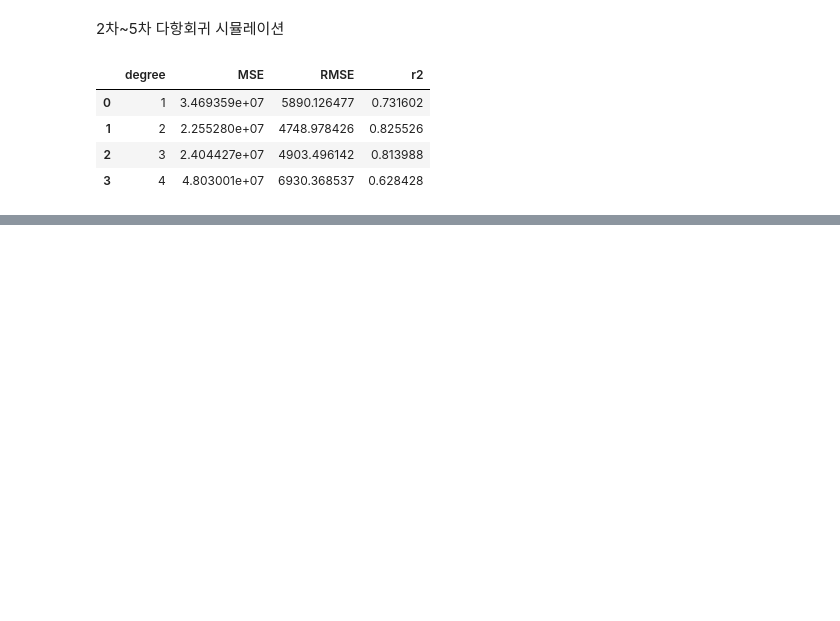
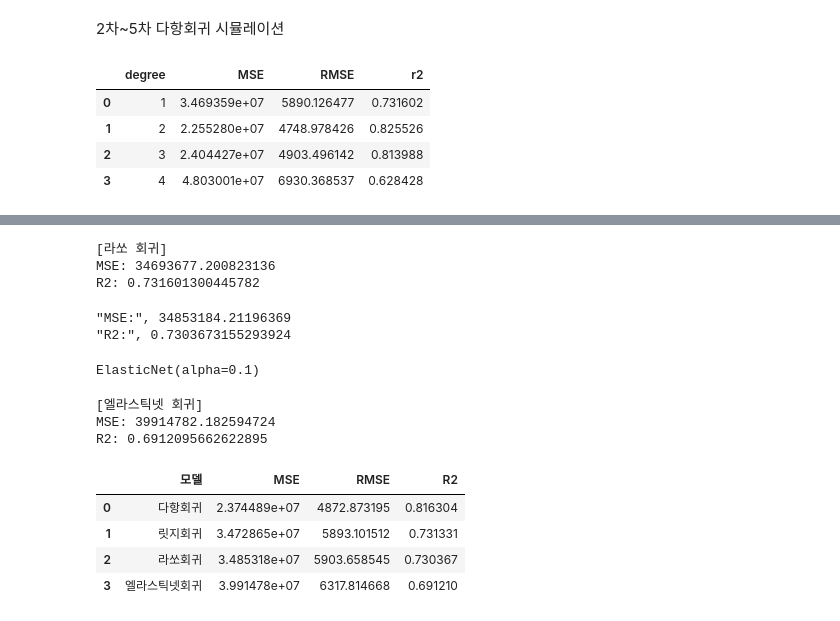
Before and after one commit to sjun4040/hipython_rep, a Jupyter notebook: 37.보험료예측모델.ipynb, the cells around one changed output, grey strips where cells are left out. Saved outputs shown, nothing was run; the diff lists cells and outputs as text; code cells hidden in the pictures; blank space fills up the shorter version.

```diff
--- a/37.보험료예측모델.ipynb
+++ b/37.보험료예측모델.ipynb
@@ -288,0 +319,67 @@ pd.DataFrame(results)
+# %%
+# Lasso
+lasso = Lasso(alpha=1.0)
+lasso.fit(X_train, y_train)
+pred_lasso = lasso.predict(X_test)
+
+print("\n[라쏘 회귀]")
+print("MSE:", mean_squared_error(y_test, pred_lasso))
+print("R2:", r2_score(y_test, pred_lasso))
+# %% [output]
+[라쏘 회귀]
+MSE: 34693677.200823136
+R2: 0.731601300445782
+# %%
+lasso_cv = LassoCV(alphas=alphas, cv=5)
+lasso_cv.fit(X_train, y_train)
+lasso_preds = lasso_cv.predict(X_test)
+lasso_mse = mean_squared_error(y_test, lasso_preds)
+lasso_r2 = r2_score(y_test, lasso_preds)
+print(f'"MSE:", {lasso_mse}')
+print(f'"R2:", {lasso_r2}')
+# %% [output]
+"MSE:", 34853184.21196369
+"R2:", 0.7303673155293924
+# %%
+enet = ElasticNet(alpha=0.1, l1_ratio=0.5)
+enet.fit(X_train, y_train)
+# %% [output]
+ElasticNet(alpha=0.1)
+# %%
+enet_pred = enet.predict(X_test)
+print('[엘라스틱넷 회귀]')
+print("MSE:",mean_squared_error(y_test, enet_pred))
+print("R2:", r2_score(y_test, enet_pred))
+# %% [output]
+[엘라스틱넷 회귀]
+MSE: 39914782.182594724
+R2: 0.6912095662622895
+# %%
+results = pd.DataFrame({
+
+    '모델' : ['다항회귀', '릿지회귀', '라쏘회귀','엘라스틱넷회귀'],
+
+
+    'MSE' : [mean_squared_error(y_test,y_pred1),
+             mean_squared_error(y_test,ridge_preds),
+             mean_squared_error(y_test,lasso_preds),
+             mean_squared_error(y_test,enet_pred)],
+
+    'RMSE' :  [np.sqrt(mean_squared_error(y_test,y_pred1)),
+            np.sqrt(mean_squared_error(y_test,ridge_preds)),
+            np.sqrt(mean_squared_error(y_test,lasso_preds)),
+            np.sqrt(mean_squared_error(y_test,enet_pred))],
+
+
+    'R2' : [r2_score(y_test,y_pred1),
+            r2_score(y_test,ridge_preds),
+            r2_score(y_test,lasso_preds),
+            r2_score(y_test, enet_pred)]
+})
+results
+# %% [output]
+|  | 모델 | MSE | RMSE | R2 |
+| 0 | 다항회귀 | 2.374489e+07 | 4872.873195 | 0.816304 |
+| 1 | 릿지회귀 | 3.472865e+07 | 5893.101512 | 0.731331 |
+| 2 | 라쏘회귀 | 3.485318e+07 | 5903.658545 | 0.730367 |
+| 3 | 엘라스틱넷회귀 | 3.991478e+07 | 6317.814668 | 0.691210 |
```
Also changed, not shown: parts of 11 cells of this notebook, 3 other files.
